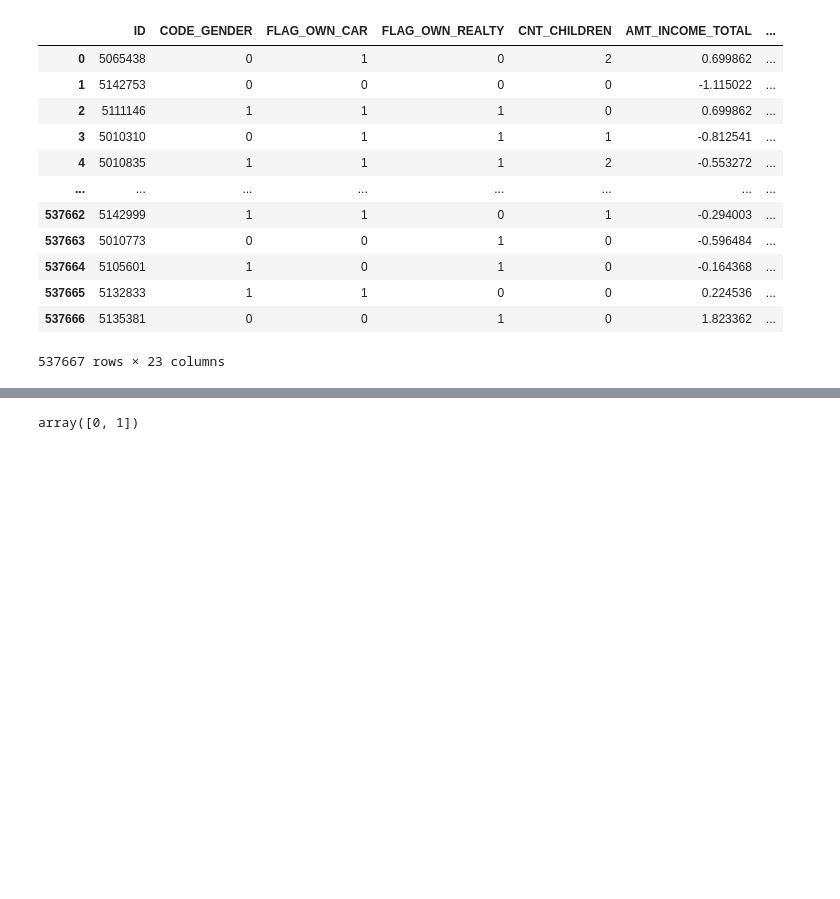
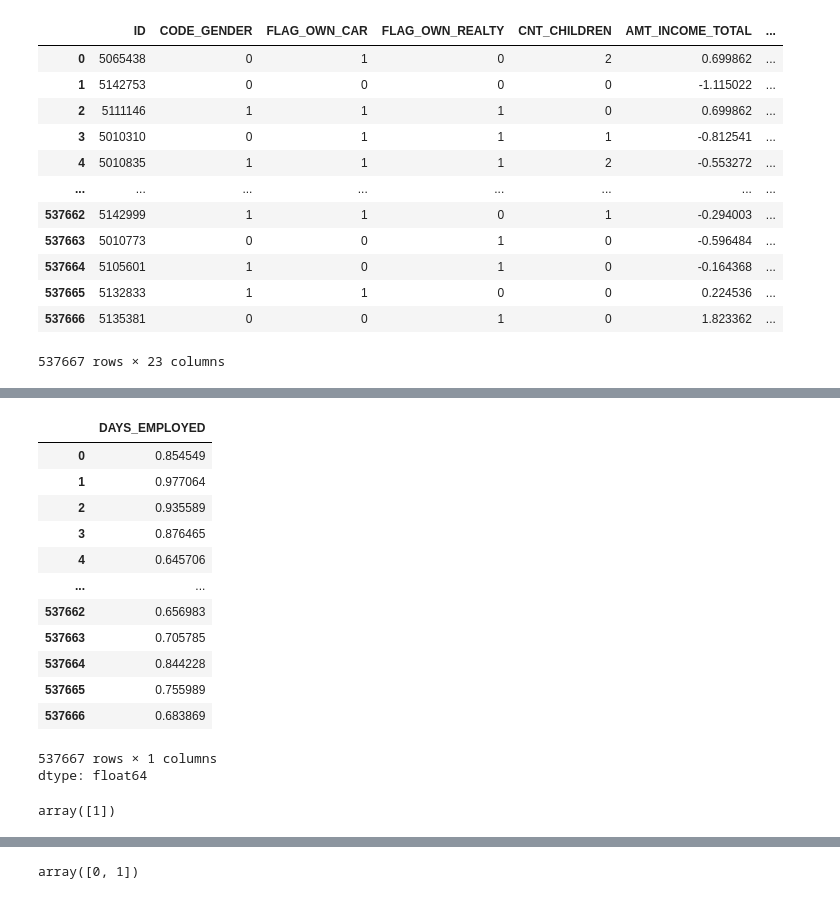
Before and after one commit to alien-traveler/CSE151A_Project, a Jupyter notebook: merged_preprocess.ipynb, the cells around one changed output, grey strips where cells are left out. Saved outputs shown, nothing was run; the diff lists cells and outputs as text; code cells hidden in the pictures; blank space fills up the shorter version.

```diff
--- a/merged_preprocess.ipynb
+++ b/merged_preprocess.ipynb
@@ -172,0 +255,24 @@ data_encoded
+# %%
+scaler = MinMaxScaler()
+df['DAYS_EMPLOYED'] = scaler.fit_transform(df['DAYS_EMPLOYED'].values.reshape(-1, 1))
+df['DAYS_EMPLOYED']
+# %% [output]
+|  | DAYS_EMPLOYED |
+| 0 | 0.854549 |
+| 1 | 0.977064 |
+| 2 | 0.935589 |
+| 3 | 0.876465 |
+| 4 | 0.645706 |
+| ... | ... |
+| 537662 | 0.656983 |
+| 537663 | 0.705785 |
+| 537664 | 0.844228 |
+| 537665 | 0.755989 |
+| 537666 | 0.683869 |
+537667 rows × 1 columns
+dtype: float64
+# %%
+# FLAG_MOBIL
+df['FLAG_MOBIL'].unique()
+# %% [output]
+array([1])
```
Also changed, not shown: parts of 15 cells of this notebook, 1 other file.
